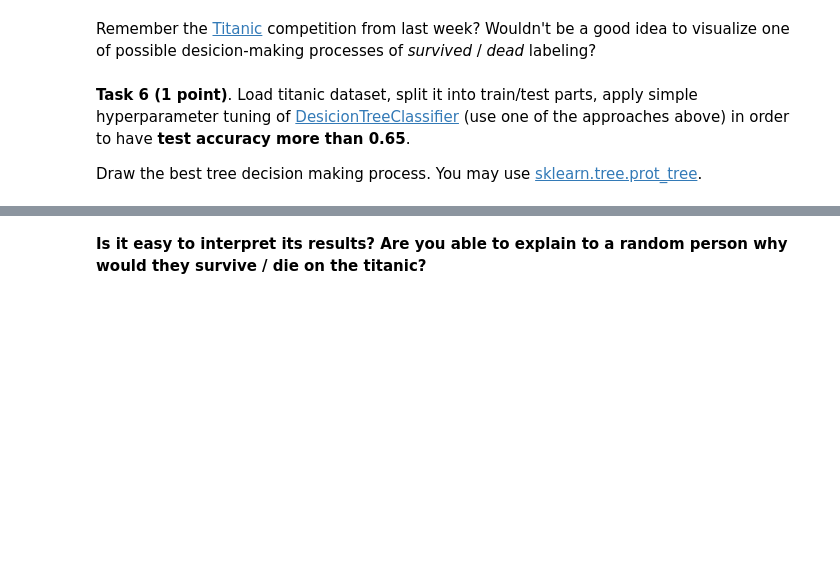
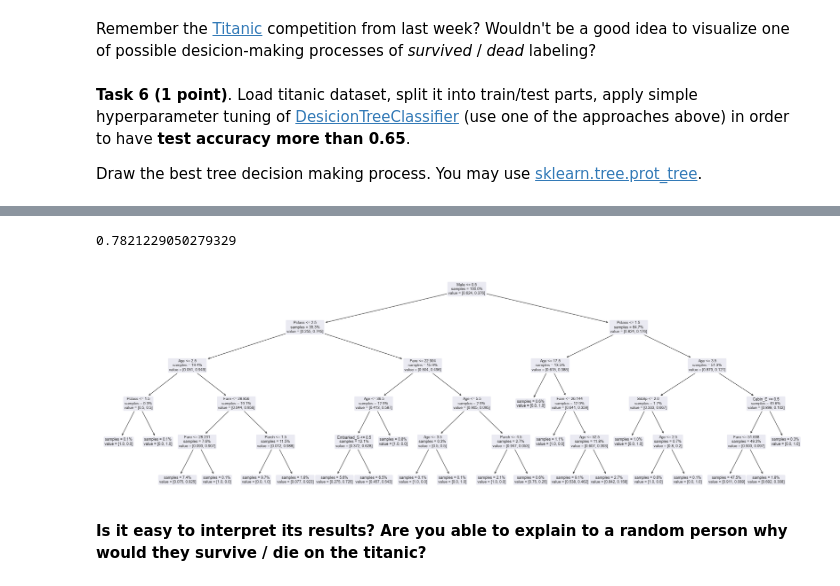
Before and after one commit to alaksiej-karalou/rsschool-ml-2022q1-public, a Jupyter notebook: 7/rf_classifier.ipynb, the cells around one changed output, grey strips where cells are left out. Saved outputs shown, nothing was run; the diff lists cells and outputs as text; code cells hidden in the pictures; blank space fills up the shorter version.

```diff
--- a/7/rf_classifier.ipynb
+++ b/7/rf_classifier.ipynb
@@ -702,7 +770,8 @@ df['Cabin']=df['Cabin'].str[0]
 # %%
-encoder=OneHotEncoder(sparse=False, drop=[nan,nan])
-categ=pd.DataFrame(encoder.fit_transform(df[['Embarked','Cabin']]), columns=encoder.get_feature_names_out(['Embarked','Cabin']), dtype=int)
+encoder = OneHotEncoder(sparse = False, drop = [nan, nan])
+categ = pd.DataFrame(encoder.fit_transform(df[['Embarked', 'Cabin']]),
+                     columns = encoder.get_feature_names_out(['Embarked', 'Cabin']), dtype = int)
 categ
-df=df.join(categ)
-df.drop(['Embarked','Cabin'], axis=1, inplace=True)
+df = df.join(categ)
+df.drop(['Embarked', 'Cabin'], axis = 1, inplace = True)
 df
@@ -733,11 +858,16 @@ x_train
 # %%
-classifier=DecisionTreeClassifier(random_state=RANDOM_STATE, max_depth=5)
-classifier.fit(x_train,y_train)
+classifier = DecisionTreeClassifier(random_state = RANDOM_STATE, max_depth = 5)
+classifier.fit(x_train, y_train)
 accuracy_score(y_test, classifier.predict(x_test))
+# %% [output]
+0.7821229050279329
 # %%
-plt.figure(figsize=[30,10])
-plot_tree(classifier, fontsize=9, feature_names=x_train.columns, impurity=False,proportion=True, rounded=True)
+plt.figure(figsize = [30, 10])
+plot_tree(classifier, fontsize = 9, feature_names = x_train.columns, impurity = False, proportion = True,
+          rounded = True)
 plt.show()
+# %% [output]
+[figure, added]
 # %% [markdown]
 **Is it easy to interpret its results? Are you able to explain to a random person why would they survive / die on the titanic?**
 # %% [markdown]
```
Also changed, not shown: parts of 33 cells of this notebook.
